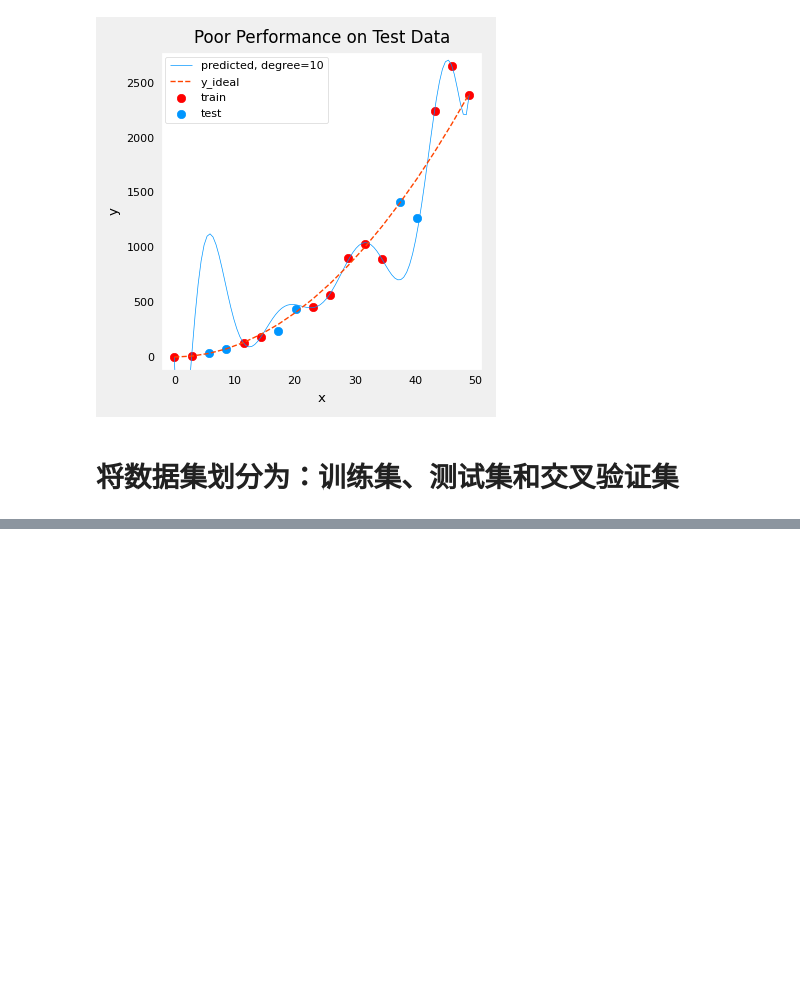
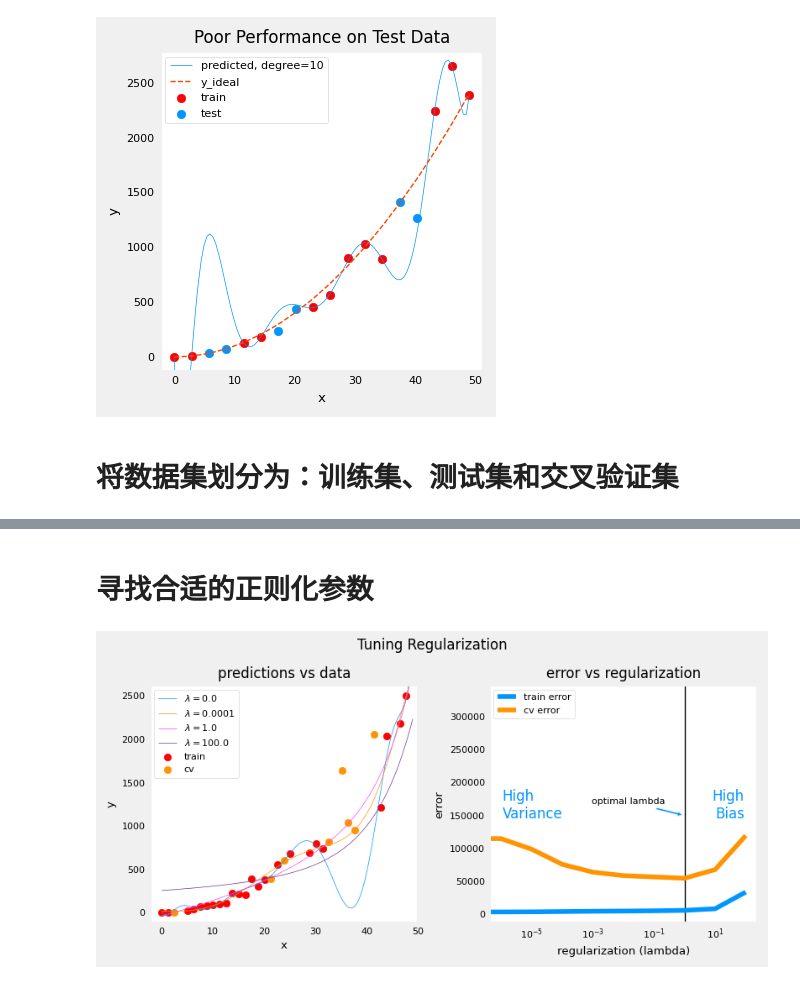
Before and after one commit to KwanWaiPang/draw_figure, a Jupyter notebook: 4.Advice for Applying Machine Learning/code.ipynb, the cells around one changed output, grey strips where cells are left out. Cells and saved outputs as stored; diff of their text form; code cells hidden in the pictures; blank space fills up the shorter version.

```diff
--- a/4.Advice for Applying Machine Learning/code.ipynb
+++ b/4.Advice for Applying Machine Learning/code.ipynb
@@ -159,0 +186,28 @@ X_test.shape (8,) y_test.shape (8,)
+# %% [markdown]
+# 寻找合适的正则化参数
+# %%
+lambda_range = np.array([0.0, 1e-6, 1e-5, 1e-4,1e-3,1e-2, 1e-1,1,10,100])
+num_steps = len(lambda_range)
+degree = 10 # degree of polynomial，固定采用10次多项式
+err_train = np.zeros(num_steps)
+err_cv = np.zeros(num_steps)
+x = np.linspace(0,int(X.max()),100)
+y_pred = np.zeros((100,num_steps))  #columns are lines to plot
+
+for i in range(num_steps):
+    lambda_= lambda_range[i]
+    lmodel = lin_model(degree, regularization=True, lambda_=lambda_)
+    lmodel.fit(X_train, y_train)
+    yhat = lmodel.predict(X_train)
+    err_train[i] = lmodel.mse(y_train, yhat)
+    yhat = lmodel.predict(X_cv)
+    err_cv[i] = lmodel.mse(y_cv, yhat)
+    y_pred[:,i] = lmodel.predict(x)
+
+optimal_reg_idx = np.argmin(err_cv)
+
+# 将所有结果画出来
+plt.close("all")
+plt_tune_regularization(X_train, y_train, X_cv, y_cv, x, y_pred, err_train, err_cv, optimal_reg_idx, lambda_range)
+# %% [output]
+[figure, added]
```
Also changed, not shown: parts of 3 cells of this notebook.
